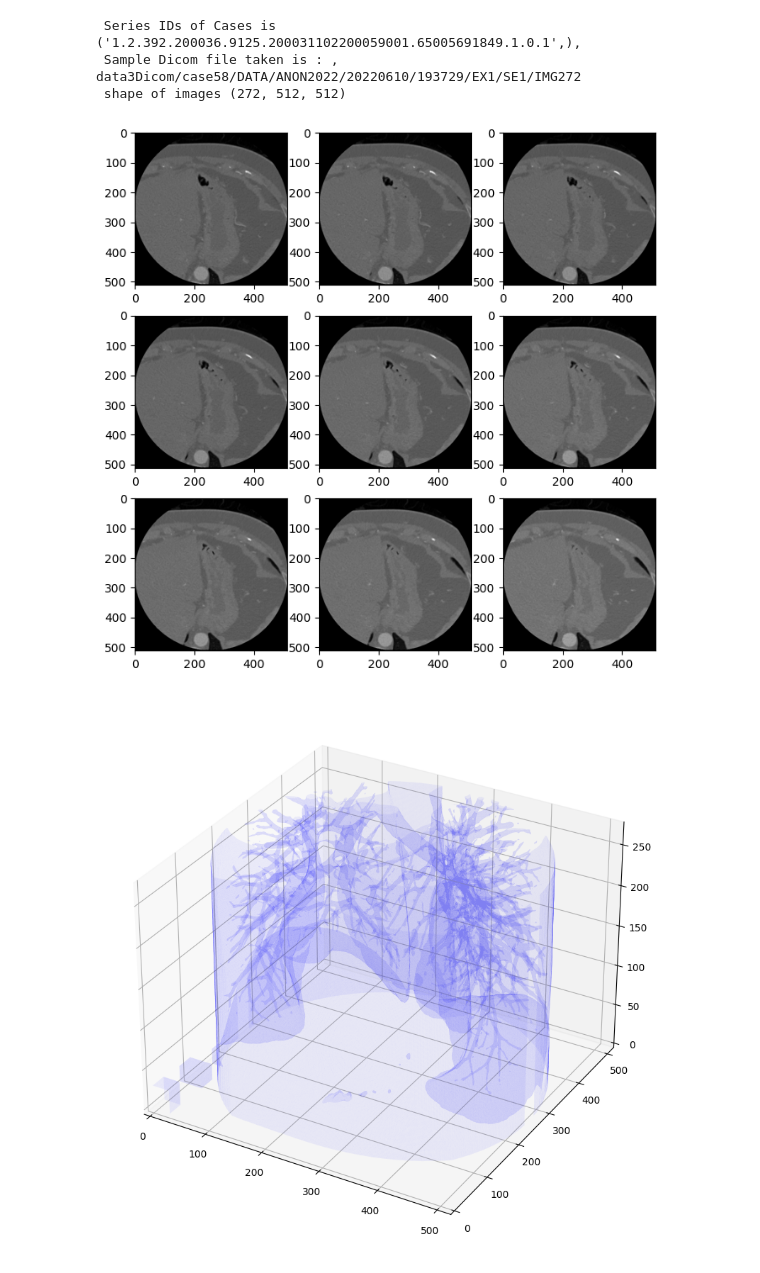
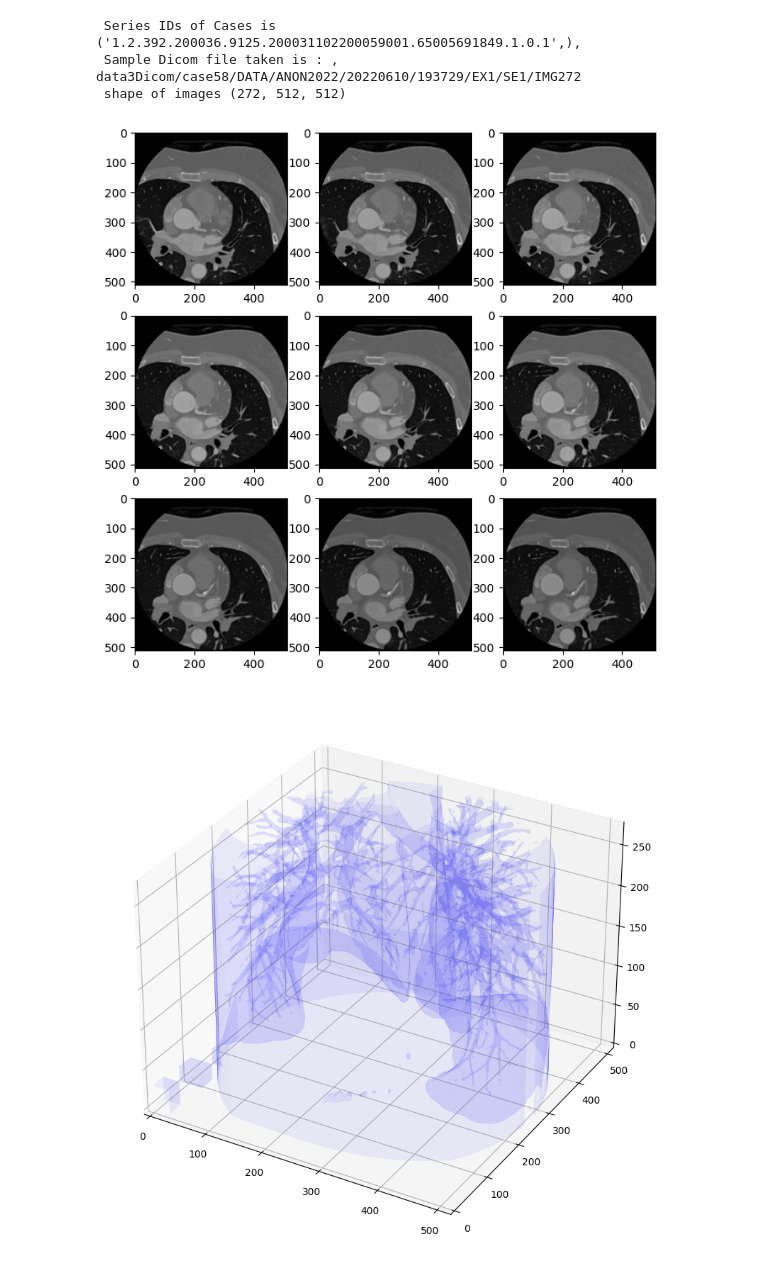
Before and after one commit to youness-elbrag/BioMedical-image-processing, a Jupyter notebook: Chapter-BIoMedical-Real-Data/Introductions to Dicom Medical imaging Processing techincs.ipynb, the cells around one changed output. Cells and saved outputs as stored; diff of their text form; code cells hidden in the pictures.

```diff
--- a/Chapter-BIoMedical-Real-Data/Introductions to Dicom Medical imaging Processing techincs.ipynb
+++ b/Chapter-BIoMedical-Real-Data/Introductions to Dicom Medical imaging Processing techincs.ipynb
@@ -129,12 +134,12 @@ print(f" Series IDs of Cases is {reader},\n Sample Dicom file taken is : , {read
 # %%
 slice_counter = 0
 fig , axes = plt.subplots(3,3,figsize=(8,8))
 for i in range(3):
     for j in range(3):
-        axes[i][j].imshow(Array_data[slice_counter],cmap="gray")
+        axes[i][j].imshow(Array_data[200:,: :][slice_counter],cmap="gray")
         slice_counter+=1
 # %% [output]
-[figure, old version]
+[figure, new version]
 # %%
 from mpl_toolkits.mplot3d.art3d import Poly3DCollection
 import numpy as np
```
Also changed, not shown: parts of 9 cells of this notebook.
